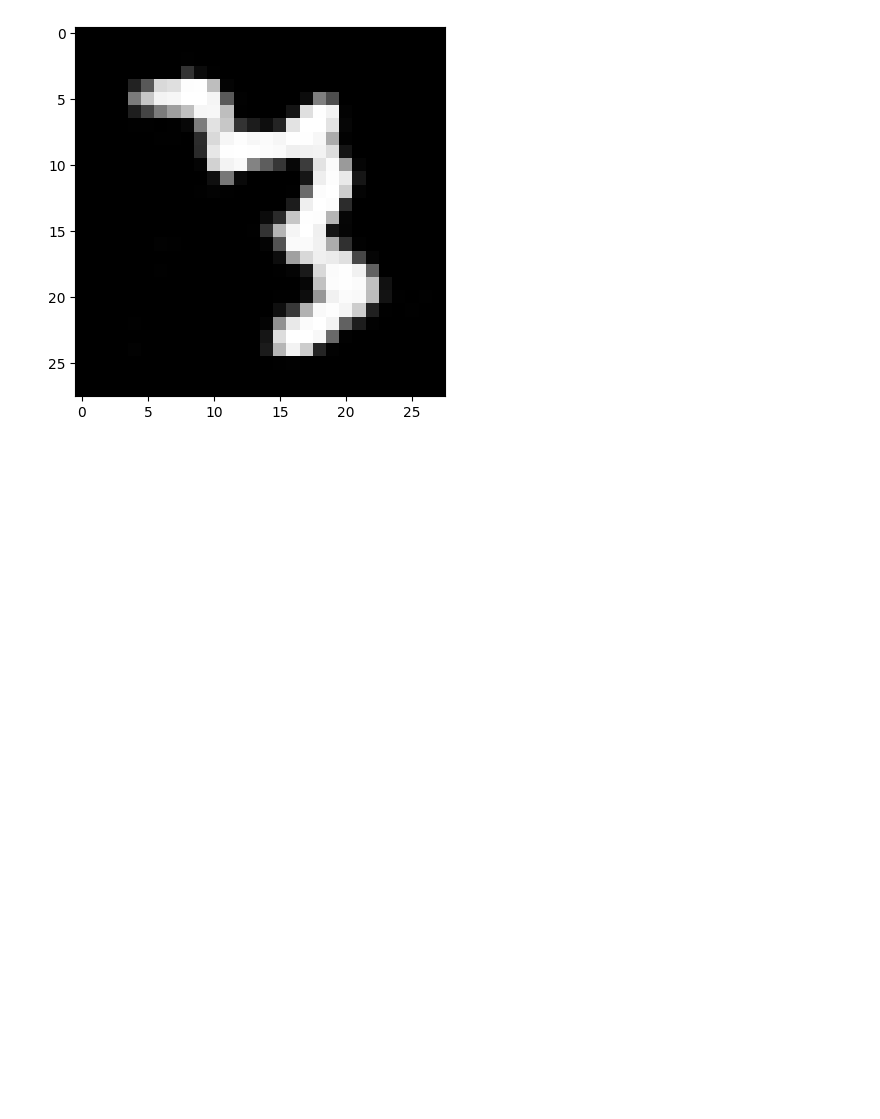
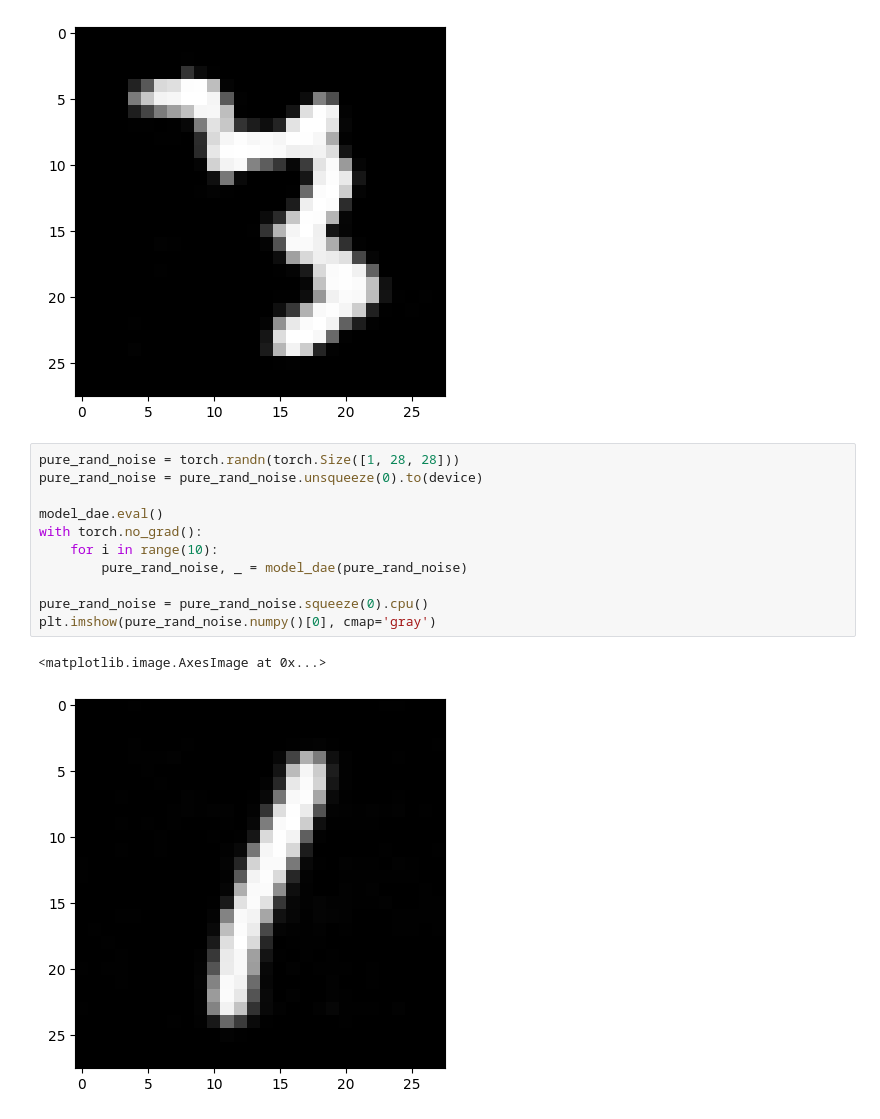
Before and after one commit to JacopoRaffi/ISPR_Assignments, a Jupyter notebook: Assignment3/ISPR_Midterm3_Assignment1_JacopoRaffi.ipynb, the cells around one changed output. Cells and saved outputs as stored; diff of their text form; blank space fills up the shorter version.

```diff
--- a/Assignment3/ISPR_Midterm3_Assignment1_JacopoRaffi.ipynb
+++ b/Assignment3/ISPR_Midterm3_Assignment1_JacopoRaffi.ipynb
@@ -272,3 +298,17 @@ plt.imshow(pure_rand_noise.numpy()[0], cmap='gray')
 # %% [output]
 <matplotlib.image.AxesImage at 0x...>
 [figure]
+# %%
+pure_rand_noise = torch.randn(torch.Size([1, 28, 28]))
+pure_rand_noise = pure_rand_noise.unsqueeze(0).to(device)
+
+model_dae.eval()
+with torch.no_grad():
+    for i in range(10):
+        pure_rand_noise, _ = model_dae(pure_rand_noise)
+
+pure_rand_noise = pure_rand_noise.squeeze(0).cpu()
+plt.imshow(pure_rand_noise.numpy()[0], cmap='gray')
+# %% [output]
+<matplotlib.image.AxesImage at 0x...>
+[figure, added]
```
Also changed, not shown: parts of 2 cells of this notebook.
